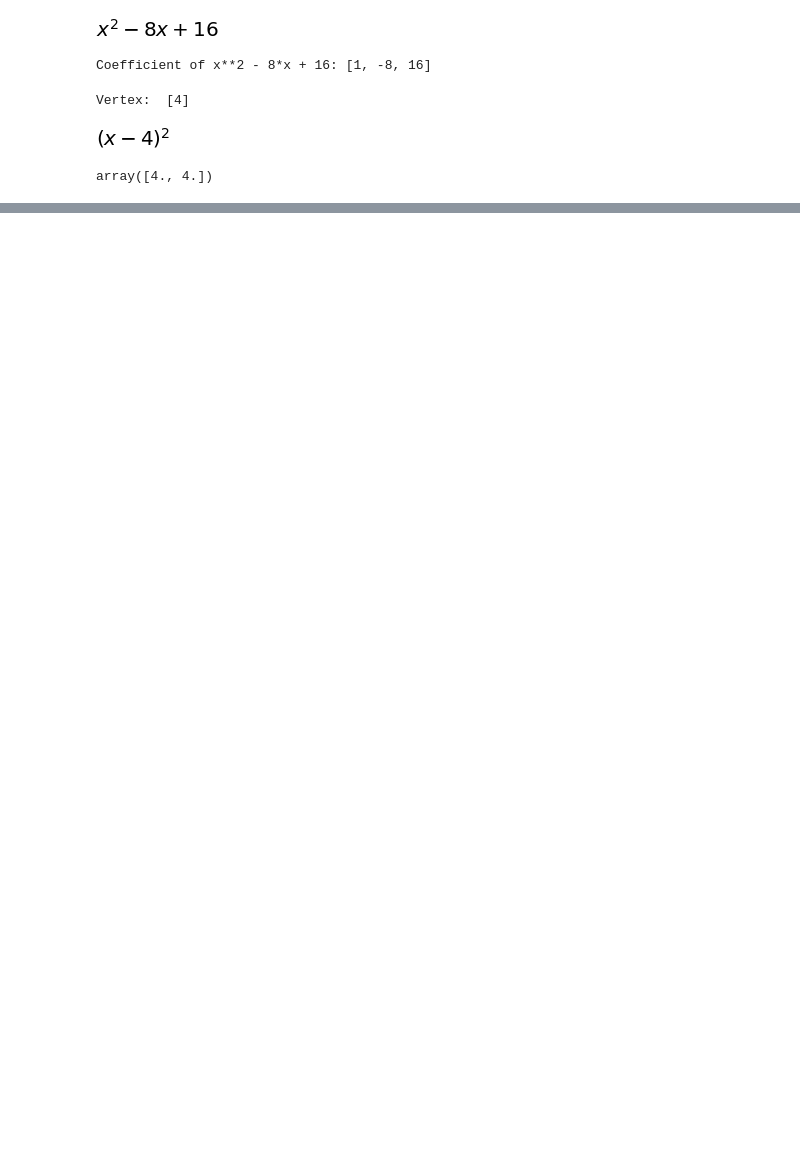
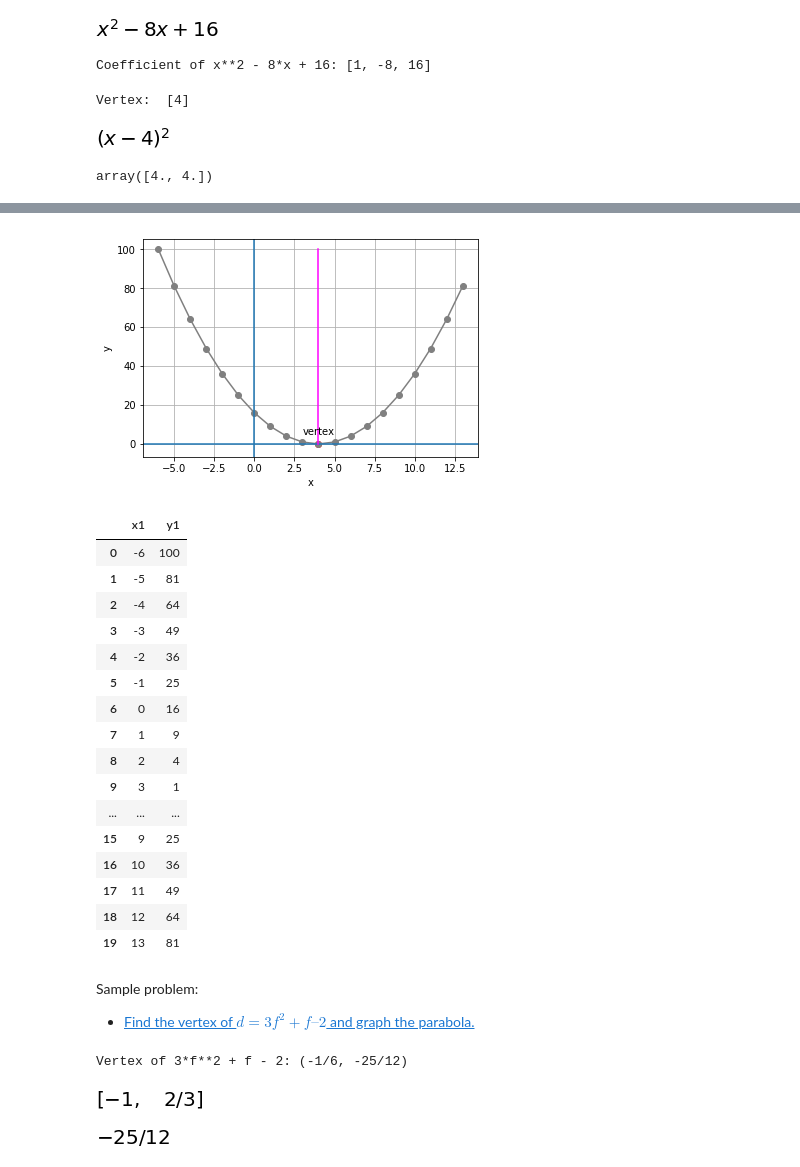
Before and after one commit to arnelimperial/Math-and-Stat, a Jupyter notebook: Quadratic-Equation/Quadratic Equations.ipynb, the cells around one changed output, grey strips where cells are left out. Drawn from its saved outputs; the diff is of its cells as text; code cells hidden in the pictures; blank space fills up the shorter version.

Commit message:
Added contents to quadratic file

```diff
--- a/Quadratic-Equation/Quadratic Equations.ipynb
+++ b/Quadratic-Equation/Quadratic Equations.ipynb
@@ -120,0 +99,65 @@ plt.show()
+# %%
+%matplotlib inline
+def plot_parabola(a, b, c):
+     # get the x value for the line of symmetry
+    vx = (-1*b)/(2*a)
+
+    # get the y value when x is at the line of symmetry
+    vy = a*vx**2 + b*vx + c
+
+    # Create a dataframe with an x column containing values from x-10 to x+10
+
+    minx = int(vx - 10)
+    maxx = int(vx + 10)
+
+    df1 = pd.DataFrame({'x1': range(minx, maxx)})
+    #df1['y'] = df1['x1']**2 - 8*df1['x1'] + 16
+    # Add a y column by applying the quadratic equation to x
+    df1['y1'] = a*df1['x1']**2 + b*df1['x1'] + c
+    # get min and max y values
+    miny = df1.y1.min()
+    maxy = df1.y1.max()
+
+     # Plot the line
+    plt.plot(df1.x1, df1.y1, color="grey", marker='o')
+    plt.xlabel('x')
+    plt.ylabel('y')
+    plt.grid()
+    plt.axhline()
+    plt.axvline()
+
+    # plot the line of symmetry
+    sx = [vx, vx]
+    sy = [miny, maxy]
+    plt.plot(sx,sy, color='magenta')
+
+    # Annotate the vertex
+    plt.scatter(vx,vy, color="red")
+    plt.annotate('vertex',(vx, vy), xytext=(vx - 1, (vy + 5)* np.sign(a)))
+
+    plt.show()
+    return df1
+# %%
+plot_parabola(1, -8, 16)
+# %% [output]
+[figure, added]
+|  | x1 | y1 |
+| 0 | -6 | 100 |
+| 1 | -5 | 81 |
+| 2 | -4 | 64 |
+| 3 | -3 | 49 |
+| 4 | -2 | 36 |
+| 5 | -1 | 25 |
+| 6 | 0 | 16 |
+| 7 | 1 | 9 |
+| 8 | 2 | 4 |
+| 9 | 3 | 1 |
+| ... | ... | ... |
+| 15 | 9 | 25 |
+| 16 | 10 | 36 |
+| 17 | 11 | 49 |
+| 18 | 12 | 64 |
+| 19 | 13 | 81 |
+# %% [markdown]
+Sample problem:
+- [Find the vertex of $d = 3f^2 + f – 2$ and graph the parabola.](https://www.purplemath.com/modules/grphquad2.htm)
@@ -120,0 +176,14 @@ plt.show()
+# %%
+print('Vertex of {}: ({}, {})'.format(d, vertex_x, vertex_y))
+#(h, k) -----> (-1/6, -25/12)
+# %% [output]
+Vertex of 3*f**2 + f - 2: (-1/6, -25/12)
+# %%
+quadratic_Eq = solve(d)
+quadratic_Eq
+# %% [output]
+[figure, added]
+# %%
+vertex_y1
+# %% [output]
+[figure, added]
```
Also changed, not shown: parts of 16 cells of this notebook, 1 other file.
